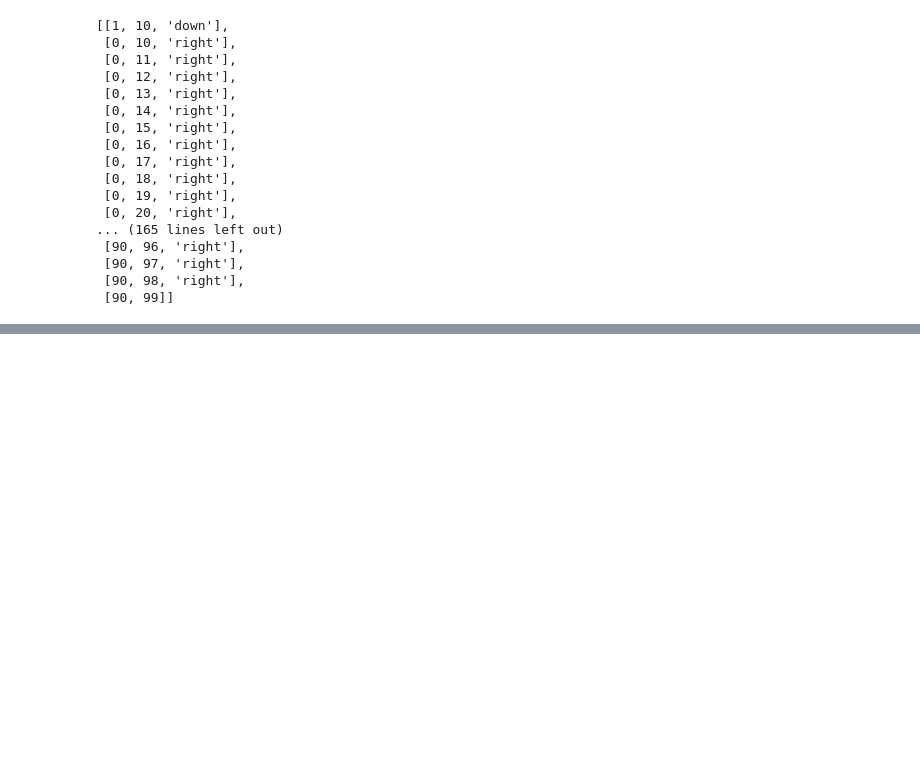
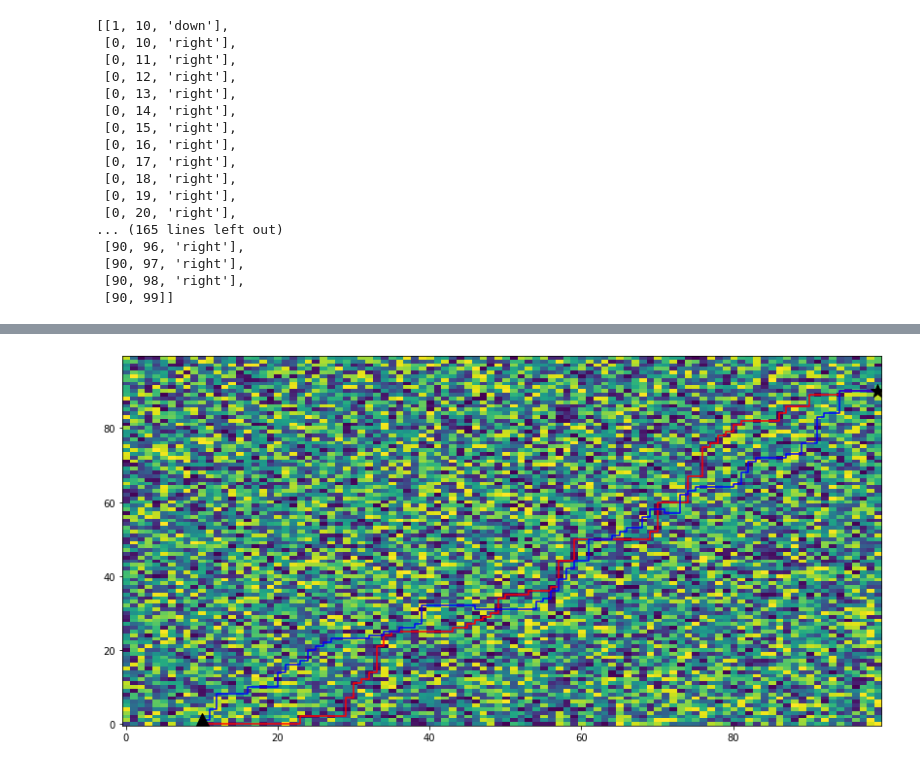
Before and after one commit to jsten07/cms_routing, a Jupyter notebook: firstCalculations.ipynb, the cells around one changed output, grey strips where cells are left out. Cells and saved outputs as stored; diff of their text form; code cells hidden in the pictures; blank space fills up the shorter version.

```diff
--- a/firstCalculations.ipynb
+++ b/firstCalculations.ipynb
@@ -159,0 +233,20 @@ TypeError: ignored
+# %%
+newGrid= [[random.random() for i in range(N)] for j in range(N)]
+route2, weight = route_through_array(newGrid, startpoint, endpoint, fully_connected=False, geometric=True)
+# %%
+routeDisplay= removeBearingForDisplay(route)
+routeDisplay=  np.stack(routeDisplay, axis=-1)
+route2Display= removeBearingForDisplay(route2)
+route2Display= np.stack(route2Display, axis=-1)
+plt.figure(figsize=(14,7))
+# Costs
+plt.imshow(timeGrid, aspect='auto', vmin=np.min(timeGrid), vmax=np.max(timeGrid));
+# Route
+plt.plot(routeDisplay[1],routeDisplay[0], 'r')
+plt.plot(route2Display[1],route2Display[0], 'b')
+# Start/end points
+plt.plot(startpoint[1], startpoint[0], 'k^', markersize=15)
+plt.plot(endpoint[1], endpoint[0], 'k*', markersize=15)
+plt.gca().invert_yaxis();
+# %% [output]
+[figure, added]
```
Also changed, not shown: parts of 14 cells of this notebook.
